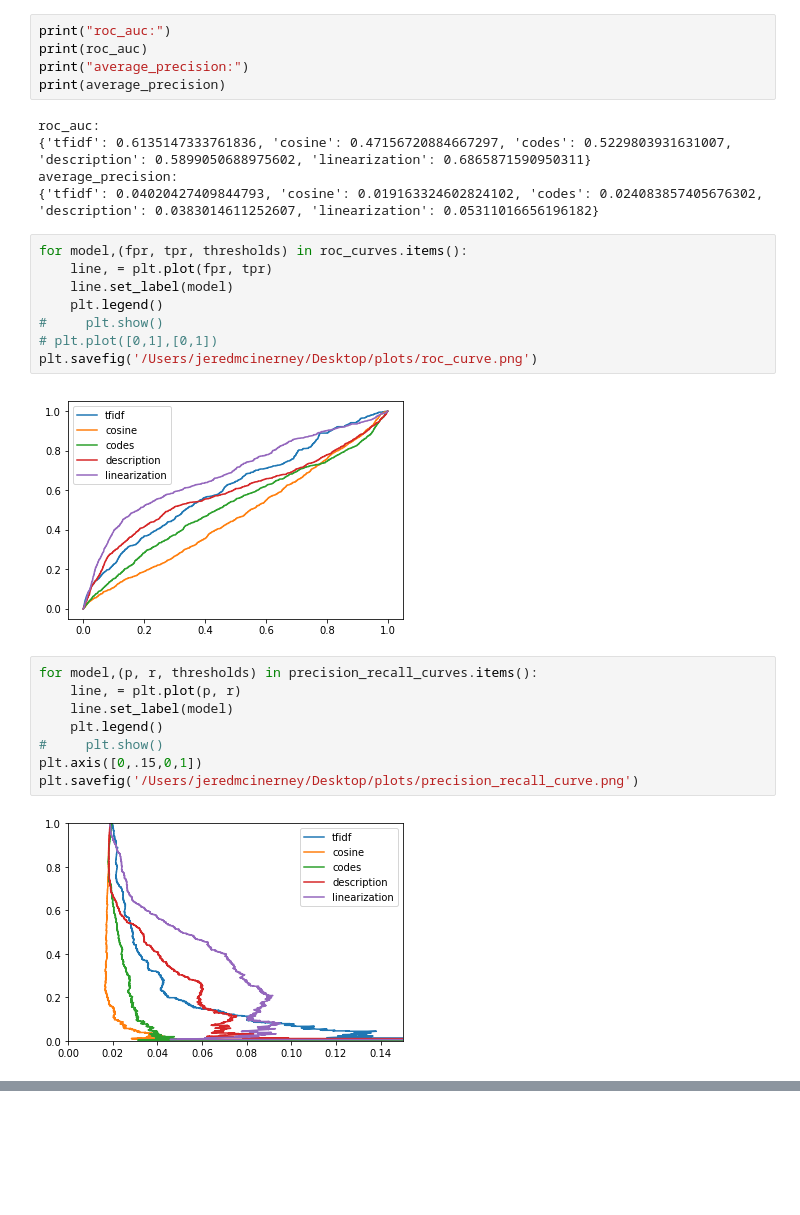
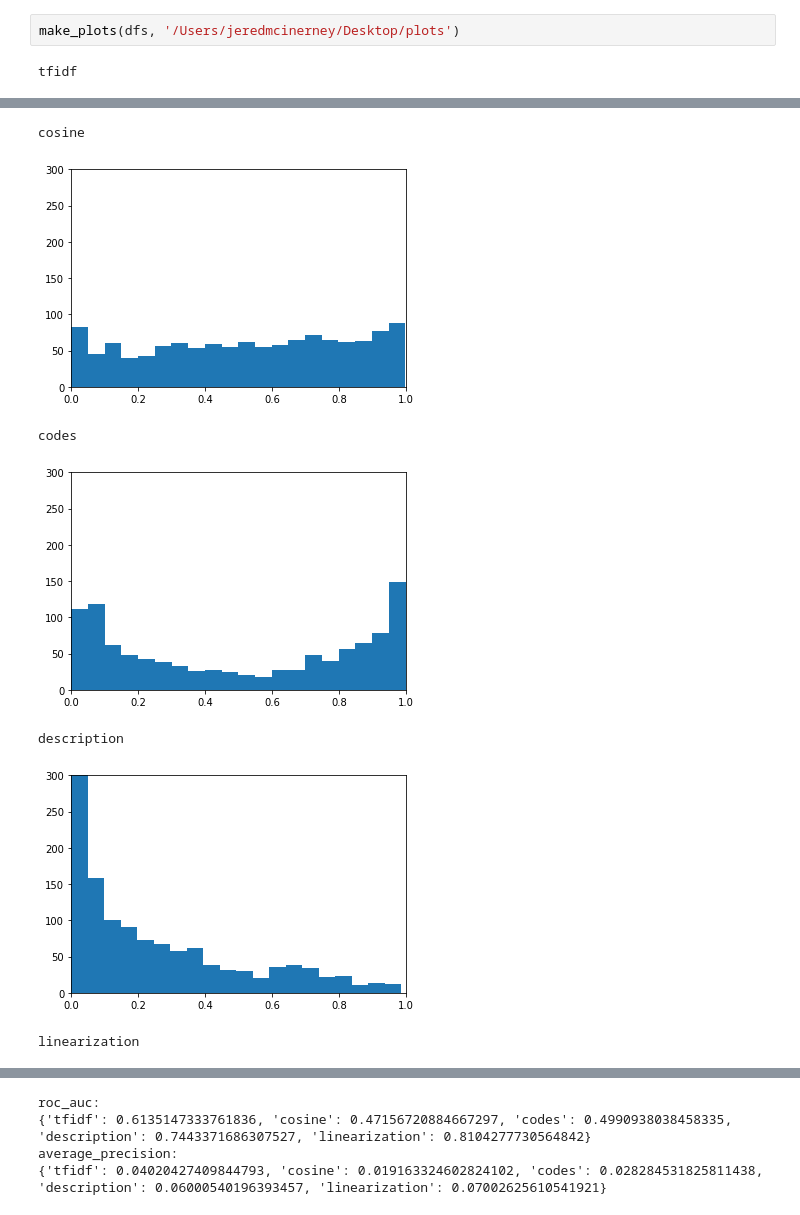
Before and after one commit to dmcinerney/ehr-extraction-models, a Jupyter notebook: supervised_ananlysis.ipynb, the cells around one changed output, grey strips where cells are left out. Saved outputs shown, nothing was run; the diff lists cells and outputs as text; blank space fills up the shorter version.

```diff
--- a/supervised_ananlysis.ipynb
+++ b/supervised_ananlysis.ipynb
@@ -80,30 +92,4 @@ average_precision = {model:average_precision_score(*get_curve_args(df)) for mode
-# %%
-print("roc_auc:")
-print(roc_auc)
-print("average_precision:")
-print(average_precision)
-# %% [output]
-roc_auc:
-{'tfidf': 0.6135147333761836, 'cosine': 0.47156720884667297, 'codes': 0.5229803931631007, 'description': 0.5899050688975602, 'linearization': 0.6865871590950311}
-average_precision:
-{'tfidf': 0.04020427409844793, 'cosine': 0.019163324602824102, 'codes': 0.024083857405676302, 'description': 0.0383014611252607, 'linearization': 0.05311016656196182}
-# %%
-for model,(fpr, tpr, thresholds) in roc_curves.items():
-    line, = plt.plot(fpr, tpr)
-    line.set_label(model)
-    plt.legend()
-#     plt.show()
-# plt.plot([0,1],[0,1])
-plt.savefig('/Users/jeredmcinerney/Desktop/plots/roc_curve.png')
-# %% [output]
-[figure, removed]
-# %%
-for model,(p, r, thresholds) in precision_recall_curves.items():
-    line, = plt.plot(p, r)
-    line.set_label(model)
-    plt.legend()
-#     plt.show()
-plt.axis([0,.15,0,1])
-plt.savefig('/Users/jeredmcinerney/Desktop/plots/precision_recall_curve.png')
-# %% [output]
-[figure, removed]
+# %%
+make_plots(dfs, '/Users/jeredmcinerney/Desktop/plots')
+# %% [output]
+tfidf
@@ -109,0 +97,7 @@ plt.savefig('/Users/jeredmcinerney/Desktop/plots/precision_recall_curve.png')
+cosine
+[figure, added]
+codes
+[figure, added]
+description
+[figure, added]
+linearization
@@ -109,0 +105,4 @@ plt.savefig('/Users/jeredmcinerney/Desktop/plots/precision_recall_curve.png')
+roc_auc:
+{'tfidf': 0.6135147333761836, 'cosine': 0.47156720884667297, 'codes': 0.4990938038458335, 'description': 0.7443371686307527, 'linearization': 0.8104277730564842}
+average_precision:
+{'tfidf': 0.04020427409844793, 'cosine': 0.019163324602824102, 'codes': 0.028284531825811438, 'description': 0.06000540196393457, 'linearization': 0.07002625610541921}
```
Also changed, not shown: parts of 10 cells of this notebook.
